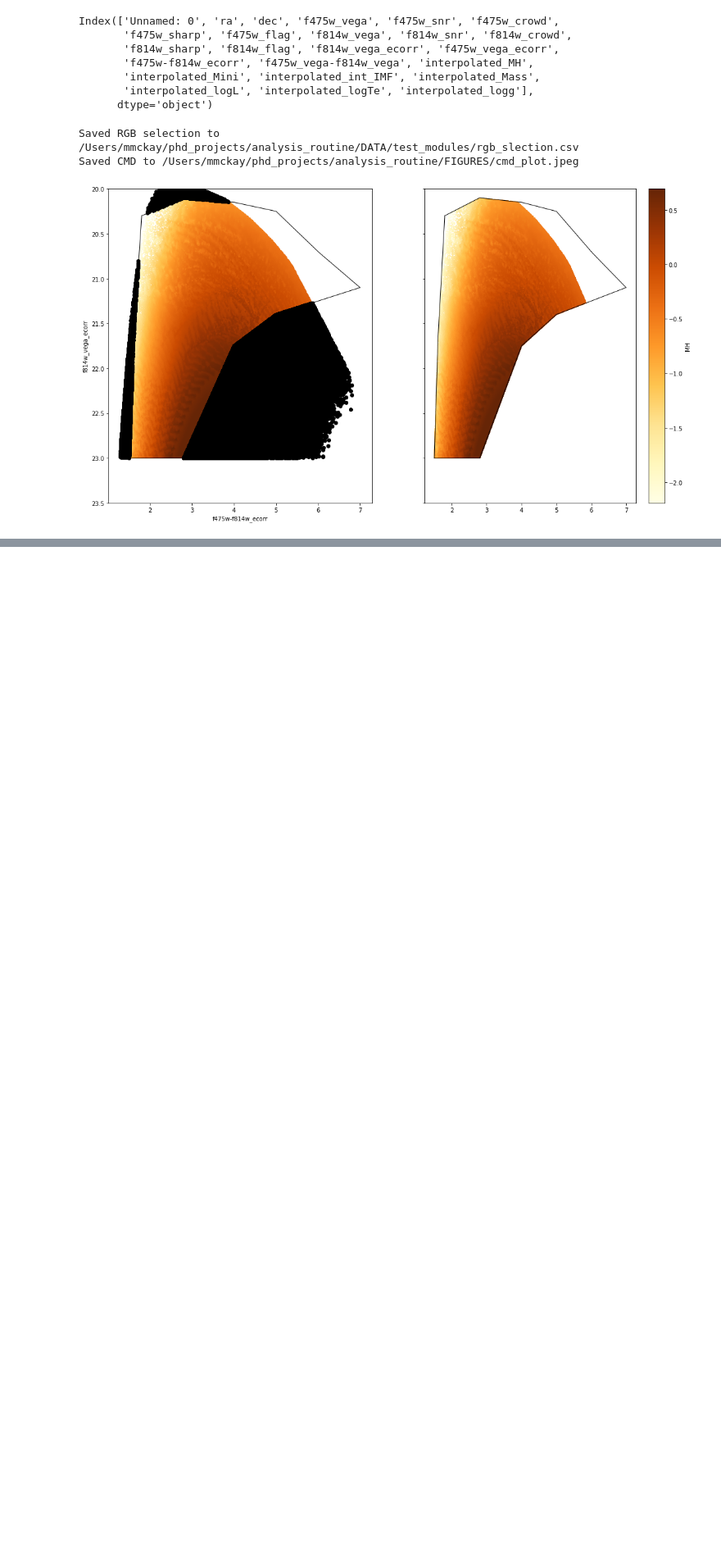
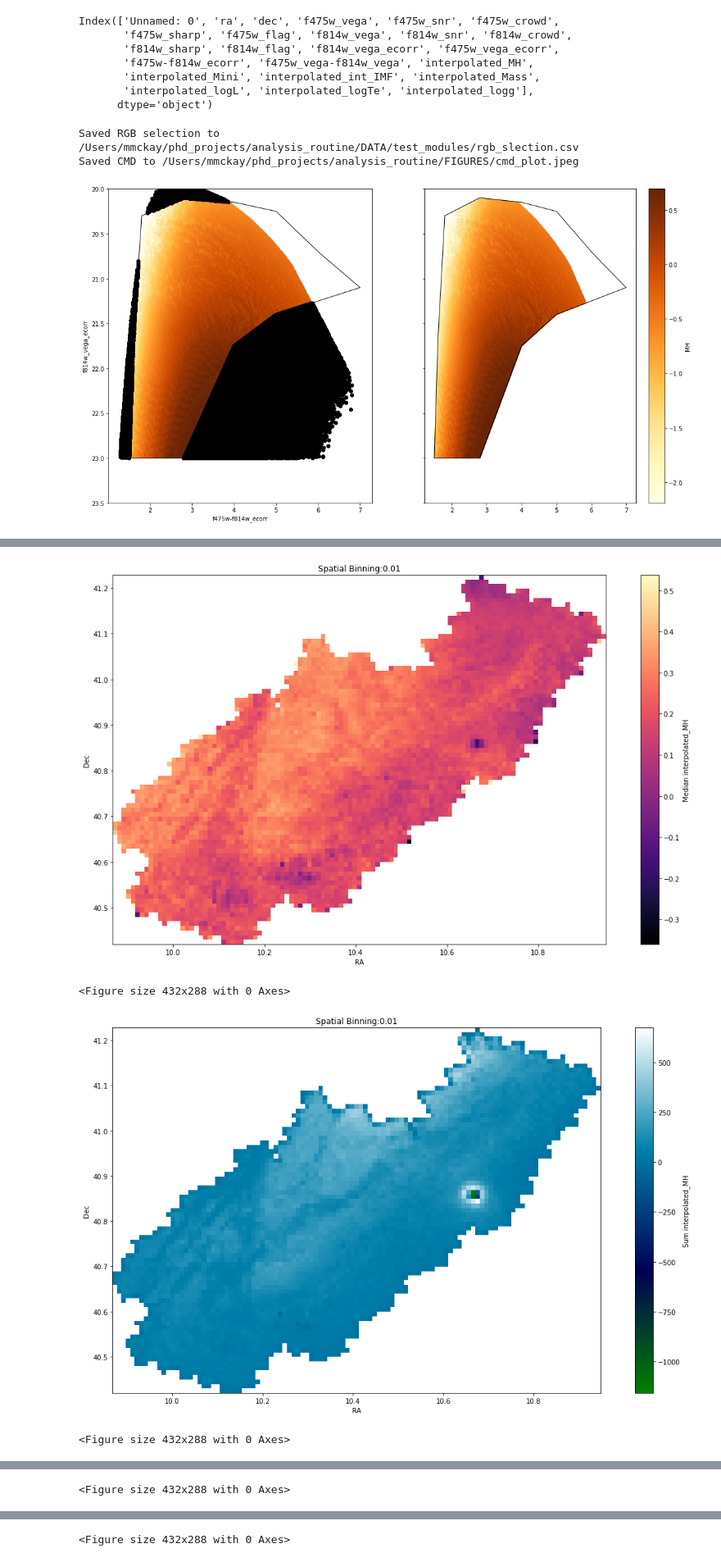
Before and after one commit to mmckay18/phast_rgbstars_mdf, a Jupyter notebook: code/test_module_fns.ipynb, the cells around one changed output, grey strips where cells are left out. Shown at 82% size. Cells and saved outputs as stored; diff of their text form; code cells hidden in the pictures; blank space fills up the shorter version.

```diff
--- a/code/test_module_fns.ipynb
+++ b/code/test_module_fns.ipynb
@@ -184,0 +259,19 @@ Saving the photometry catalog with interpolated values as /Users/mmckay/phd_proj
+# %%
+import os
+os.chdir('/Users/mmckay/phd_projects/analysis_routine/code/photometry_fns')
+from isochrone_preprocessing_fns import *
+from photmetry_catalog_preprocessing_fn import *
+from plotting_fns import *
+
+# PHAST
+photometry_binned_spatial_map(catalog_csv_filepath = '/Users/mmckay/phd_projects/analysis_routine/DATA/Interpolated_phast_rgb_selection.csv', z_col='interpolated_MH', output_dir='/Users/mmckay/phd_projects/analysis_routine/FIGURES', catalog_name='phast_rgb')
+photometry_binned_spatial_map(catalog_csv_filepath = '/Users/mmckay/phd_projects/analysis_routine/DATA/Interpolated_phast_rgb_agb_selection.csv', z_col='interpolated_MH', output_dir='/Users/mmckay/phd_projects/analysis_routine/FIGURES', catalog_name='phast_rgb+agb')
+
+# PHAT
+photometry_binned_spatial_map(catalog_csv_filepath = '/Users/mmckay/phd_projects/analysis_routine/DATA/Interpolated_phat_rgb_selection.csv', z_col='interpolated_MH', output_dir='/Users/mmckay/phd_projects/analysis_routine/FIGURES', catalog_name='phat_rgb')
+photometry_binned_spatial_map(catalog_csv_filepath = '/Users/mmckay/phd_projects/analysis_routine/DATA/Interpolated_phat_rgb_agb_selection.csv', z_col='interpolated_MH', output_dir='/Users/mmckay/phd_projects/analysis_routine/FIGURES', catalog_name='phat_rgb_agb')
+# %% [output]
+[figure, added]
+<Figure size 432x288 with 0 Axes>
+[figure, added]
+<Figure size 432x288 with 0 Axes>
@@ -184,0 +279 @@ Saving the photometry catalog with interpolated values as /Users/mmckay/phd_proj
+<Figure size 432x288 with 0 Axes>
@@ -184,0 +281 @@ Saving the photometry catalog with interpolated values as /Users/mmckay/phd_proj
+<Figure size 432x288 with 0 Axes>
```
Also changed, not shown: parts of 22 cells of this notebook, 7 other files.
